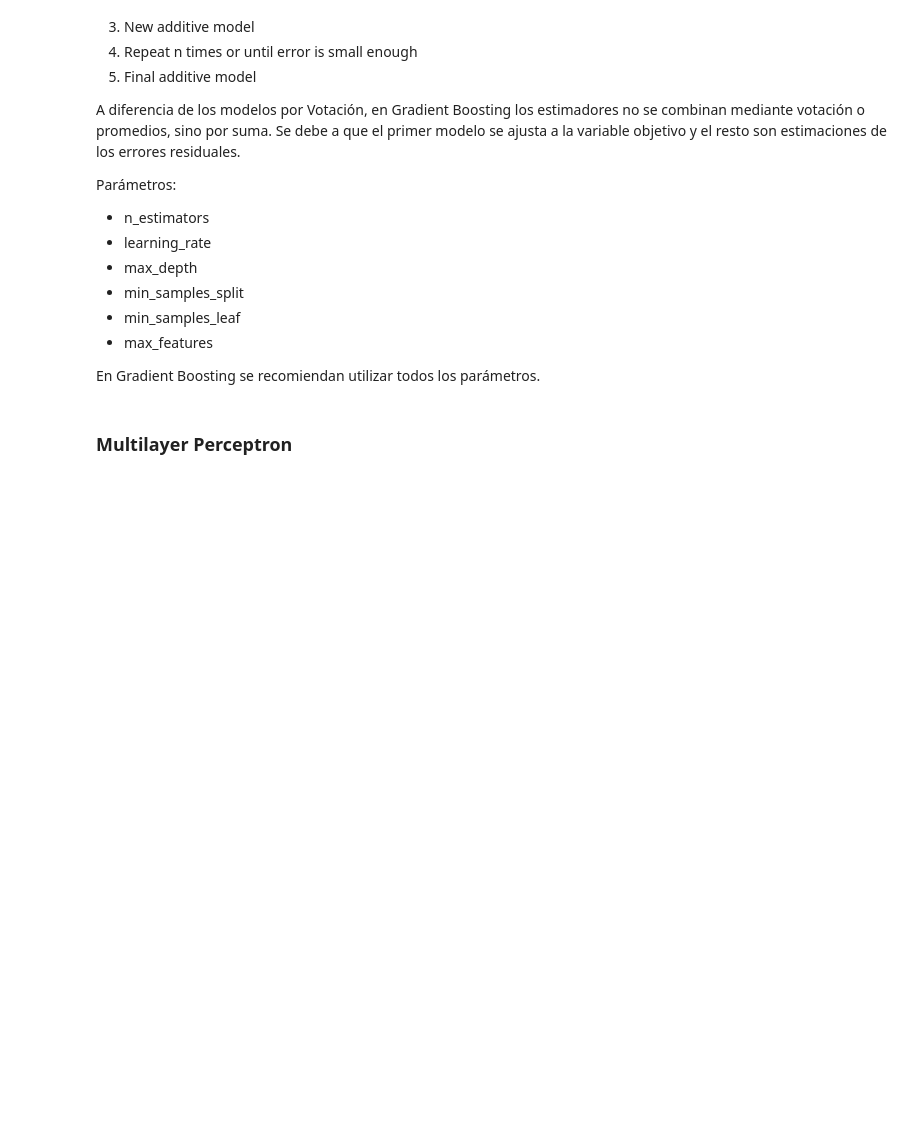
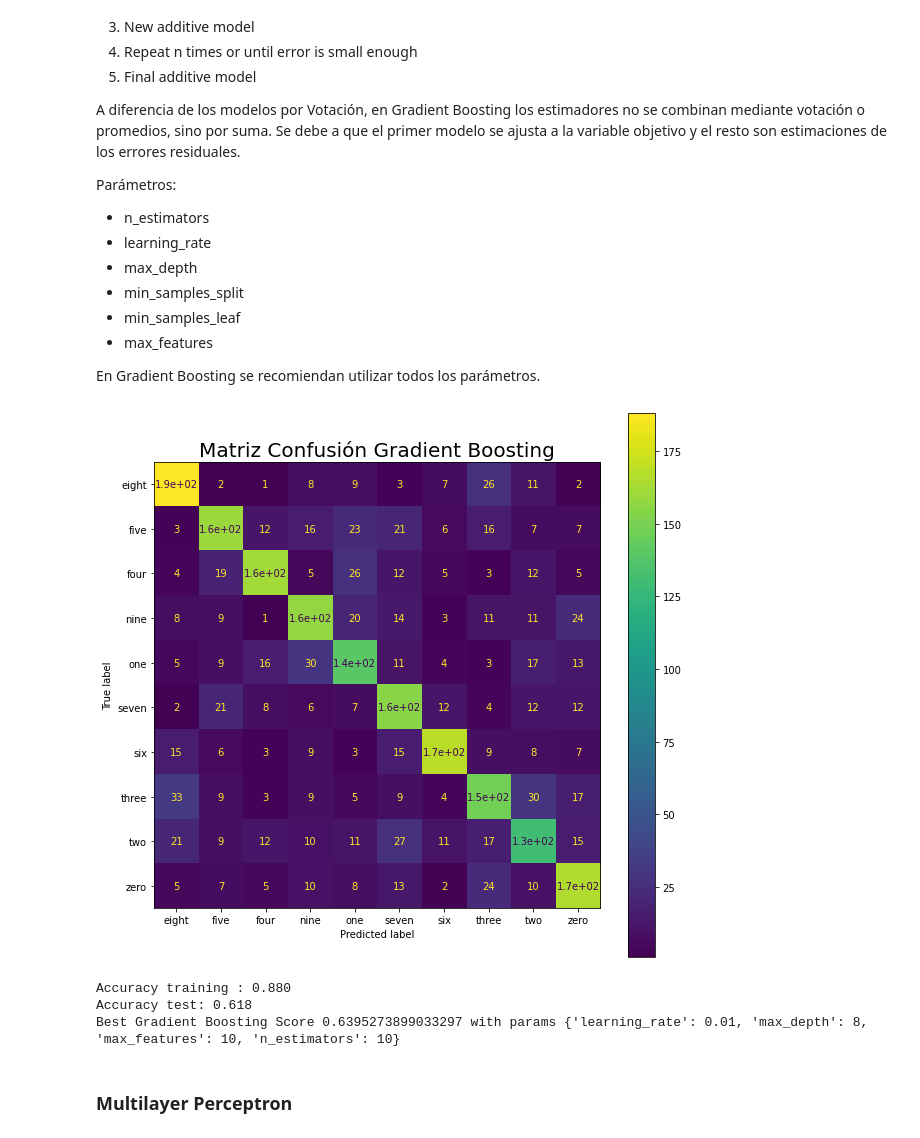
Before and after one commit to newgabo/TP2-AA, a Jupyter notebook: TP2_AA_Modelos.ipynb, the cells around one changed output. Cells and saved outputs as stored; diff of their text form; code cells hidden in the pictures; blank space fills up the shorter version.

```diff
--- a/TP2_AA_Modelos.ipynb
+++ b/TP2_AA_Modelos.ipynb
@@ -69,7 +78,7 @@ df_features.groupby('group').count()
 # %% [markdown]
 # Modelos
 # %%
-df_train = df_features[df_features['group'] == '0']
+df_train = df_features[df_features['group'] == 'train']
 
 del df_train['group']
 del df_train['file']
@@ -167,22 +176,36 @@ En Gradient Boosting se recomiendan utilizar todos los parámetros.
 # %%
 """
 parameters = {'n_estimators':range(100, 200), 'learning_rate': np.linspace(0 ,0.1), 'max_features': [6, 8, 10],
               'n_iter_no_change': [5], 'tol': [0.01]}
+
+parameters = {'n_estimators':range(100, 200),
+              'learning_rate': [0 ,0.1],
+              'n_iter_no_change': [5], 'tol': [0.01]}
 """
-parameters = {'n_estimators':range(100, 200), 'learning_rate': [0 ,0.1],
-              'n_iter_no_change': [5], 'tol': [0.01]}
+
+parameters = {
+    "learning_rate": [0, 0.01],
+    "max_depth":[3,5,8],
+    'max_features': [6, 8, 10],
+    "n_estimators":[10]
+    }
 clf_gb_ = GridSearchCV(GradientBoostingClassifier(), parameters, n_jobs=10, scoring='accuracy')
 clf_gb_.fit(x_train, y_train)
 
 clf_gb_be_ = clf_gb_.best_estimator_
 fig, ax = plt.subplots(figsize=(10, 10))
 plot_confusion_matrix(clf_gb_, x_test, y_test, ax = ax)
 plt.title("Matriz Confusión Gradient Boosting", size=20)
 plt.show()
 
 print("Accuracy training : {:.3f}".format(clf_gb_.score(x_train, y_train)))
 print("Accuracy test: {:.3f}".format(clf_gb_.score(x_test, y_test)))
 print("Best Gradient Boosting Score %s with params %s" %(clf_gb_.best_score_, clf_gb_.best_params_))
+# %% [output]
+[figure, added]
+Accuracy training : 0.880
+Accuracy test: 0.618
+Best Gradient Boosting Score 0.6395273899033297 with params {'learning_rate': 0.01, 'max_depth': 8, 'max_features': 10, 'n_estimators': 10}
 # %% [markdown]
 ### Multilayer Perceptron
 # %%
```
Also changed, not shown: parts of 6 cells of this notebook.
